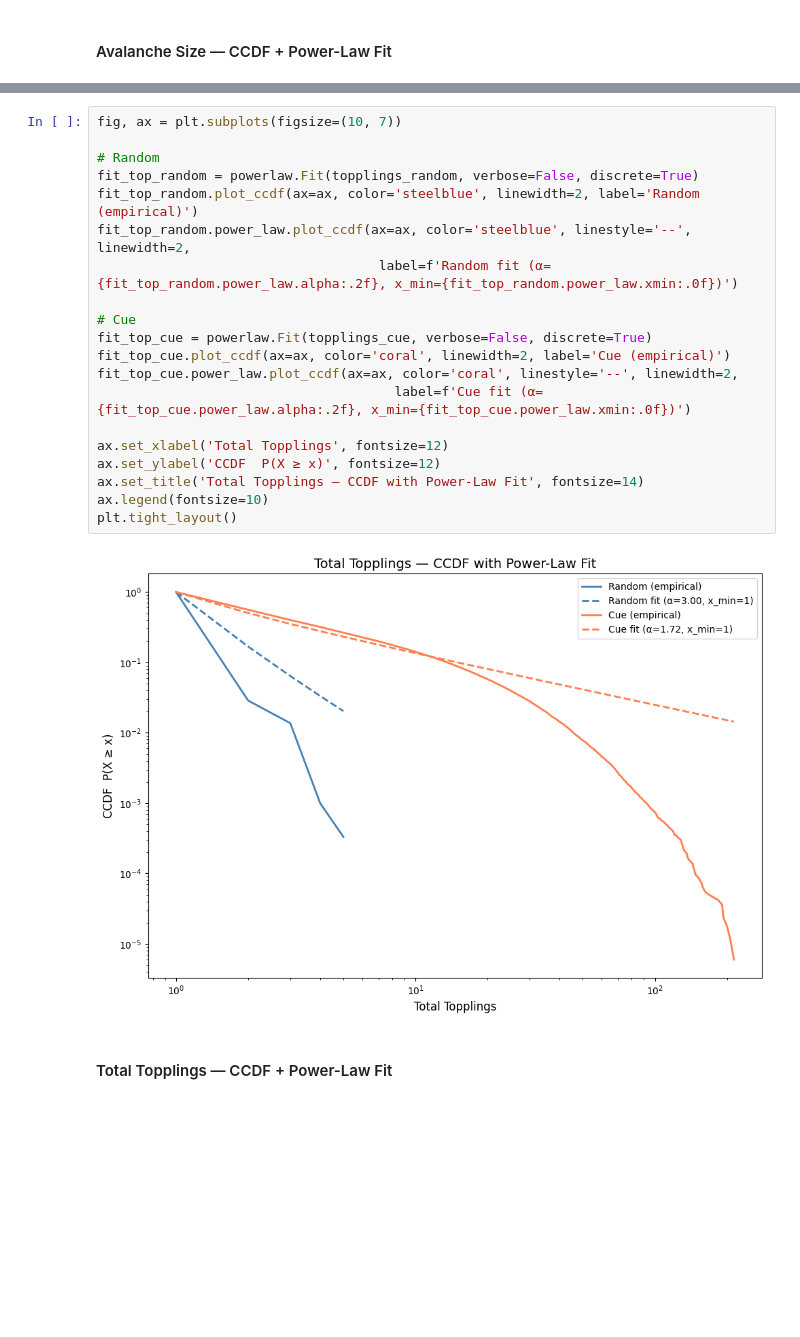
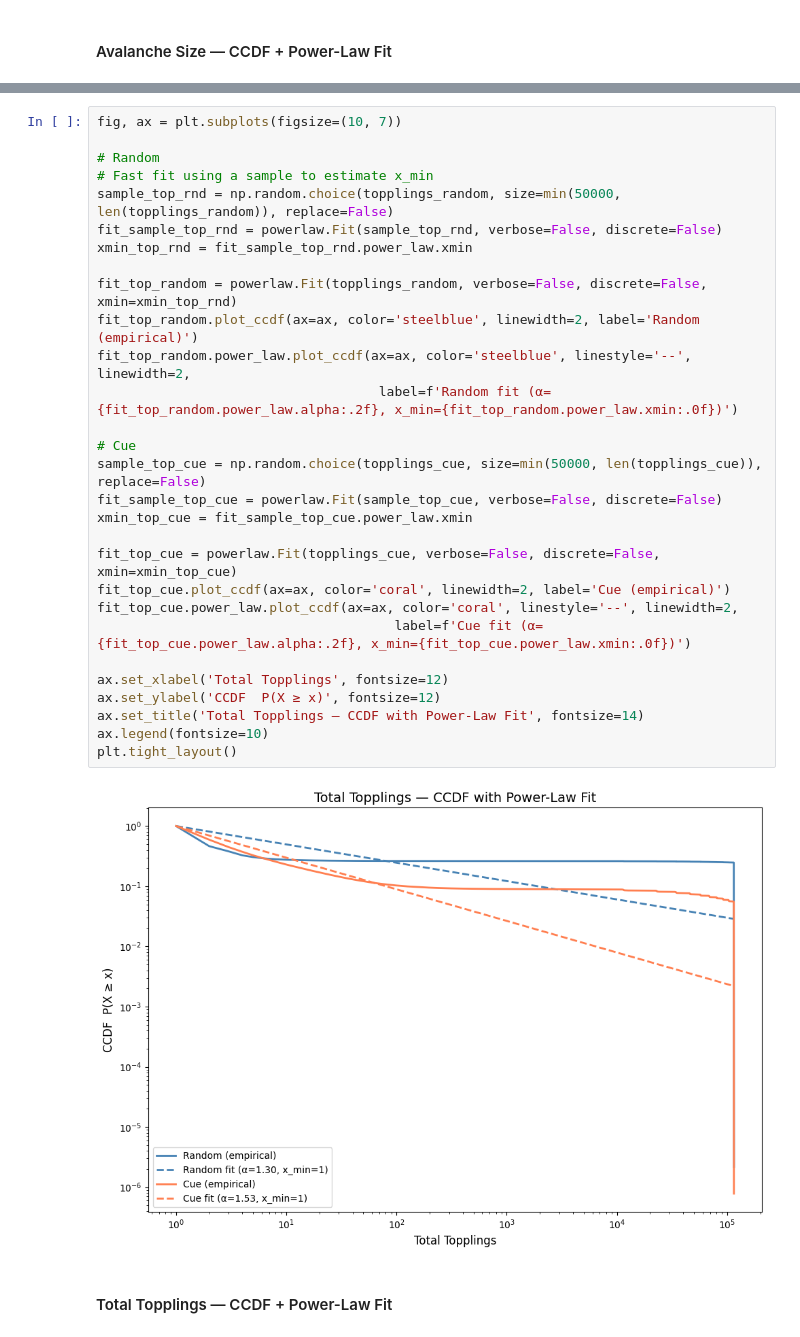
Before and after one commit to MassimoStel/SpreadingAct, a Jupyter notebook: notebooks/Sandpile_FreeAssociations.ipynb, the cells around one changed output, grey strips where cells are left out. Saved outputs shown, nothing was run; the diff lists cells and outputs as text; blank space fills up the shorter version.

```diff
--- a/notebooks/Sandpile_FreeAssociations.ipynb
+++ b/notebooks/Sandpile_FreeAssociations.ipynb
@@ -290,25 +335,34 @@ plt.tight_layout()
 # %%
 fig, ax = plt.subplots(figsize=(10, 7))
 
 # Random
-fit_top_random = powerlaw.Fit(topplings_random, verbose=False, discrete=True)
+# Fast fit using a sample to estimate x_min
+sample_top_rnd = np.random.choice(topplings_random, size=min(50000, len(topplings_random)), replace=False)
+fit_sample_top_rnd = powerlaw.Fit(sample_top_rnd, verbose=False, discrete=False)
+xmin_top_rnd = fit_sample_top_rnd.power_law.xmin
+
+fit_top_random = powerlaw.Fit(topplings_random, verbose=False, discrete=False, xmin=xmin_top_rnd)
 fit_top_random.plot_ccdf(ax=ax, color='steelblue', linewidth=2, label='Random (empirical)')
 fit_top_random.power_law.plot_ccdf(ax=ax, color='steelblue', linestyle='--', linewidth=2,
                                     label=f'Random fit (α={fit_top_random.power_law.alpha:.2f}, x_min={fit_top_random.power_law.xmin:.0f})')
 
 # Cue
-fit_top_cue = powerlaw.Fit(topplings_cue, verbose=False, discrete=True)
+sample_top_cue = np.random.choice(topplings_cue, size=min(50000, len(topplings_cue)), replace=False)
+fit_sample_top_cue = powerlaw.Fit(sample_top_cue, verbose=False, discrete=False)
+xmin_top_cue = fit_sample_top_cue.power_law.xmin
+
+fit_top_cue = powerlaw.Fit(topplings_cue, verbose=False, discrete=False, xmin=xmin_top_cue)
 fit_top_cue.plot_ccdf(ax=ax, color='coral', linewidth=2, label='Cue (empirical)')
 fit_top_cue.power_law.plot_ccdf(ax=ax, color='coral', linestyle='--', linewidth=2,
                                       label=f'Cue fit (α={fit_top_cue.power_law.alpha:.2f}, x_min={fit_top_cue.power_law.xmin:.0f})')
 
 ax.set_xlabel('Total Topplings', fontsize=12)
 ax.set_ylabel('CCDF  P(X ≥ x)', fontsize=12)
 ax.set_title('Total Topplings — CCDF with Power-Law Fit', fontsize=14)
 ax.legend(fontsize=10)
 plt.tight_layout()
 # %% [output]
-[figure, old version]
+[figure, new version]
 # %% [markdown]
 #### Total Topplings — CCDF + Power-Law Fit
 # %%
```
Also changed, not shown: parts of 7 cells of this notebook.
